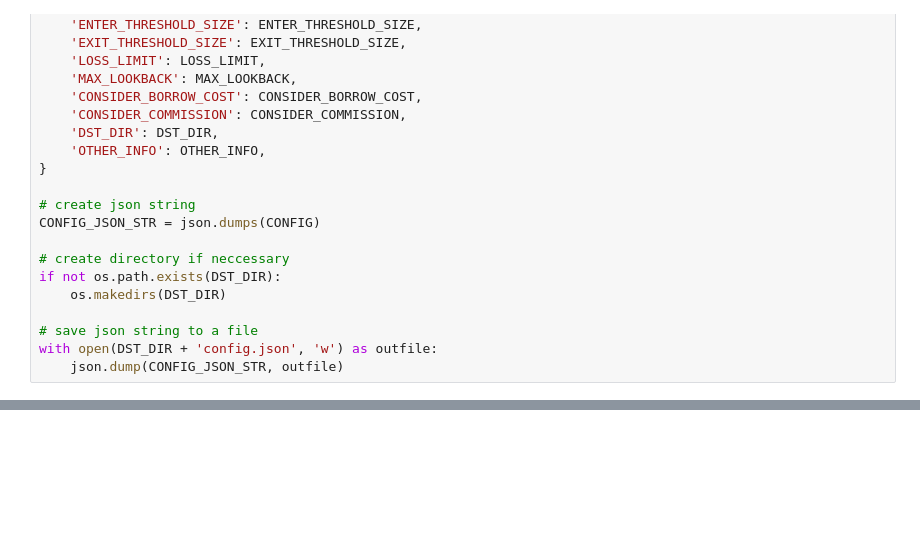
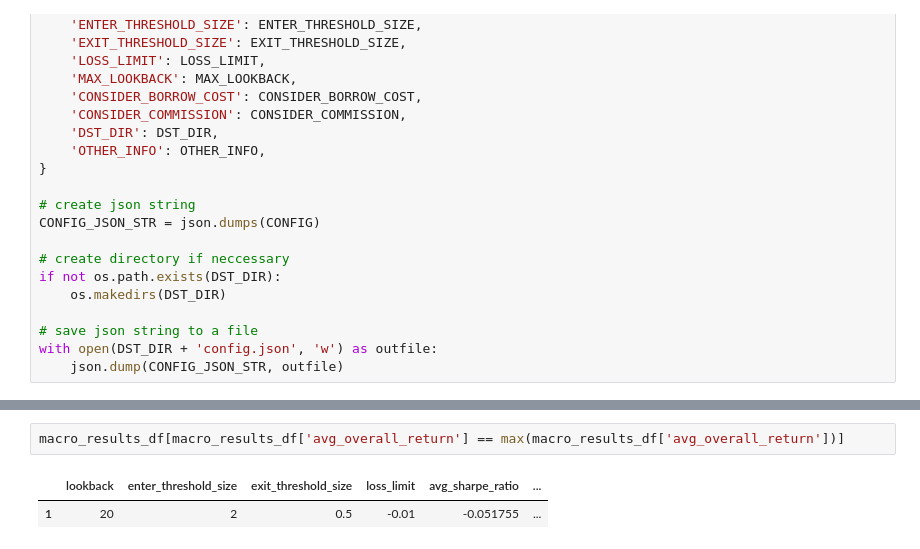
Before and after one commit to wywongbd/pairstrade-fyp-2019, a Jupyter notebook: jupyter-py/5c-Cointegration-Method-Grid-Search.ipynb, the cells around one changed output, grey strips where cells are left out. Drawn from its saved outputs; the diff is of its cells as text; blank space fills up the shorter version.

```diff
--- a/jupyter-py/5c-Cointegration-Method-Grid-Search.ipynb
+++ b/jupyter-py/5c-Cointegration-Method-Grid-Search.ipynb
@@ -271,3 +281,8 @@ Backtesting all pairs using parameters (30, 2, 0.5, -0.005)
+# %%
+macro_results_df[macro_results_df['avg_overall_return'] == max(macro_results_df['avg_overall_return'])]
+# %% [output]
+|  | lookback | enter_threshold_size | exit_threshold_size | loss_limit | avg_sharpe_ratio | ... |
+| 1 | 20 | 2 | 0.5 | -0.01 | -0.051755 | ... |
 # %%
 macro_results_df
 # %% [output]
```
Also changed, not shown: parts of 8 cells of this notebook, 2 other files.
